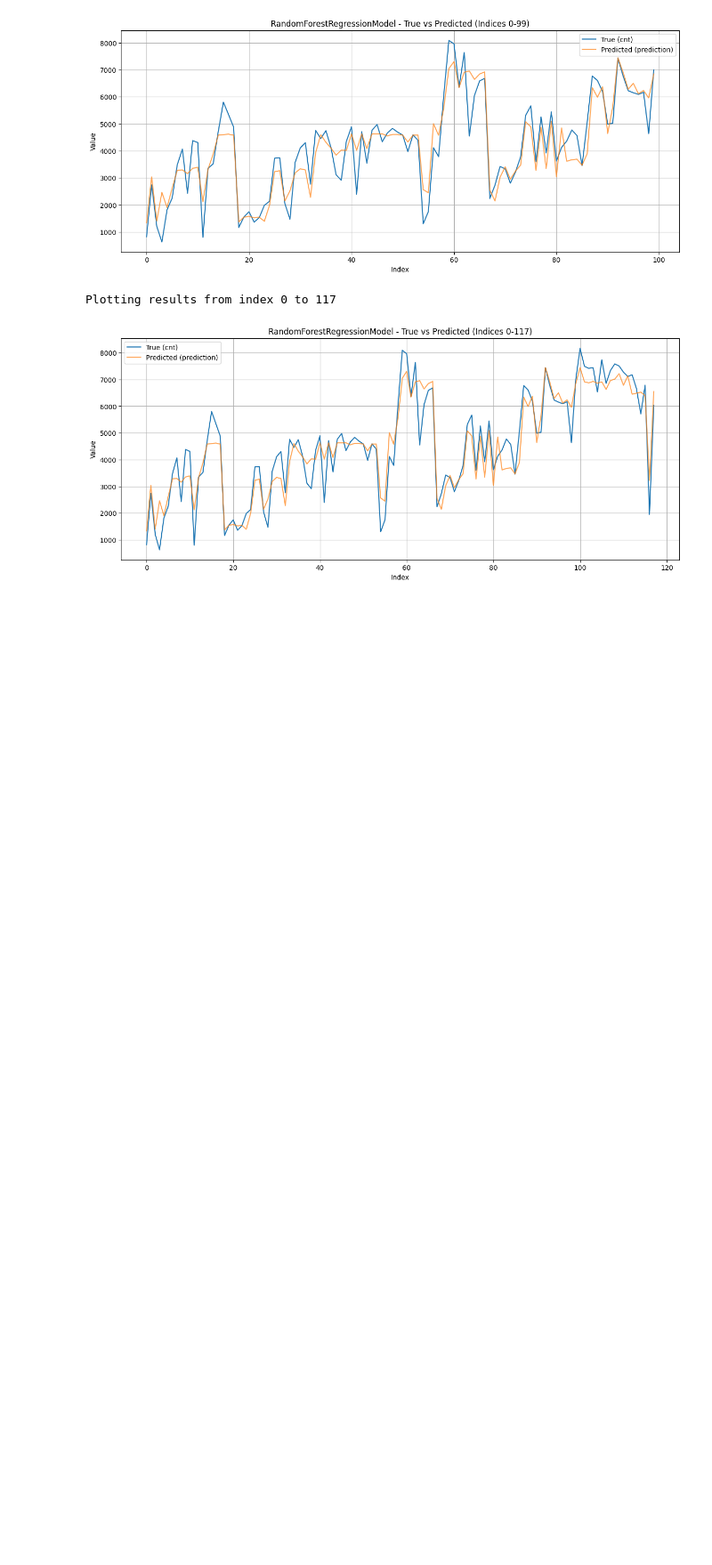
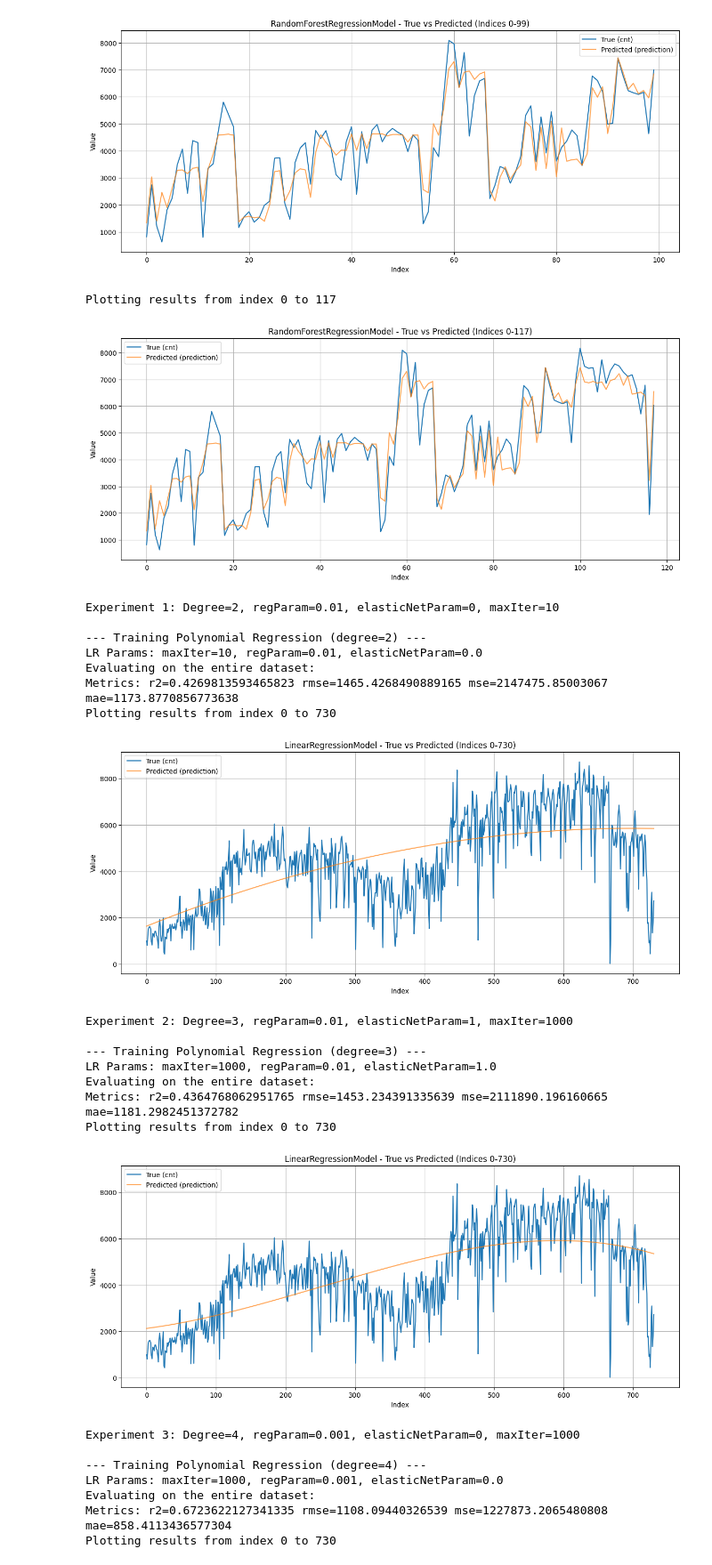
Before and after one commit to IwoSzczepaniak/DataExploration, a Jupyter notebook: src/main/resources/spark-jdk17/spark-jupyter/lab6.ipynb, the cells around one changed output. Shown at 89% size. Drawn from its saved outputs; the diff is of its cells as text; code cells hidden in the pictures; blank space fills up the shorter version.

```diff
--- a/src/main/resources/spark-jdk17/spark-jupyter/lab6.ipynb
+++ b/src/main/resources/spark-jdk17/spark-jupyter/lab6.ipynb
@@ -726,0 +777,53 @@ Plotting results from index 0 to 117
+# %%
+# --- Eksperymenty ---
+
+# Przykład 1: Stopień 2, mała regularyzacja, Ridge (elasticNetParam=0), mało iteracji
+print("\nExperiment 1: Degree=2, regParam=0.01, elasticNetParam=0, maxIter=10")
+model1 = train_polynomial_features(
+    df,
+    lr=LinearRegression(maxIter=10, regParam=0.01, elasticNetParam=0.0),
+    degree=2
+)
+plot(df.orderBy('instant'), model1, label_col='cnt', prediction_col='prediction') # Sortuj wg instant dla wykresu!
+
+# Przykład 2: Stopień 3, mała regularyzacja, Lasso (elasticNetParam=1), dużo iteracji
+print("\nExperiment 2: Degree=3, regParam=0.01, elasticNetParam=1, maxIter=1000")
+model2 = train_polynomial_features(
+    df,
+    lr=LinearRegression(maxIter=1000, regParam=0.01, elasticNetParam=1.0),
+    degree=3
+)
+plot(df.orderBy('instant'), model2, label_col='cnt', prediction_col='prediction')
+
+# Przykład 3: Wyższy stopień (np. 4), bardzo mała regularyzacja, Ridge, dużo iteracji
+print("\nExperiment 3: Degree=4, regParam=0.001, elasticNetParam=0, maxIter=1000")
+model3 = train_polynomial_features(
+    df,
+    lr=LinearRegression(maxIter=1000, regParam=0.001, elasticNetParam=0.0),
+    degree=4
+)
+plot(df.orderBy('instant'), model3, label_col='cnt', prediction_col='prediction')
+# %% [output]
+Experiment 1: Degree=2, regParam=0.01, elasticNetParam=0, maxIter=10
+
+--- Training Polynomial Regression (degree=2) ---
+LR Params: maxIter=10, regParam=0.01, elasticNetParam=0.0
+Evaluating on the entire dataset:
+Metrics: r2=0.4269813593465823 rmse=1465.4268490889165 mse=2147475.85003067 mae=1173.8770856773638
+Plotting results from index 0 to 730
+[figure, added]
+Experiment 2: Degree=3, regParam=0.01, elasticNetParam=1, maxIter=1000
+
+--- Training Polynomial Regression (degree=3) ---
+LR Params: maxIter=1000, regParam=0.01, elasticNetParam=1.0
+Evaluating on the entire dataset:
+Metrics: r2=0.4364768062951765 rmse=1453.234391335639 mse=2111890.196160665 mae=1181.2982451372782
+Plotting results from index 0 to 730
+[figure, added]
+Experiment 3: Degree=4, regParam=0.001, elasticNetParam=0, maxIter=1000
+
+--- Training Polynomial Regression (degree=4) ---
+LR Params: maxIter=1000, regParam=0.001, elasticNetParam=0.0
+Evaluating on the entire dataset:
+Metrics: r2=0.6723622127341335 rmse=1108.09440326539 mse=1227873.2065480808 mae=858.4113436577304
+Plotting results from index 0 to 730
```
Also changed, not shown: parts of 3 cells of this notebook.
